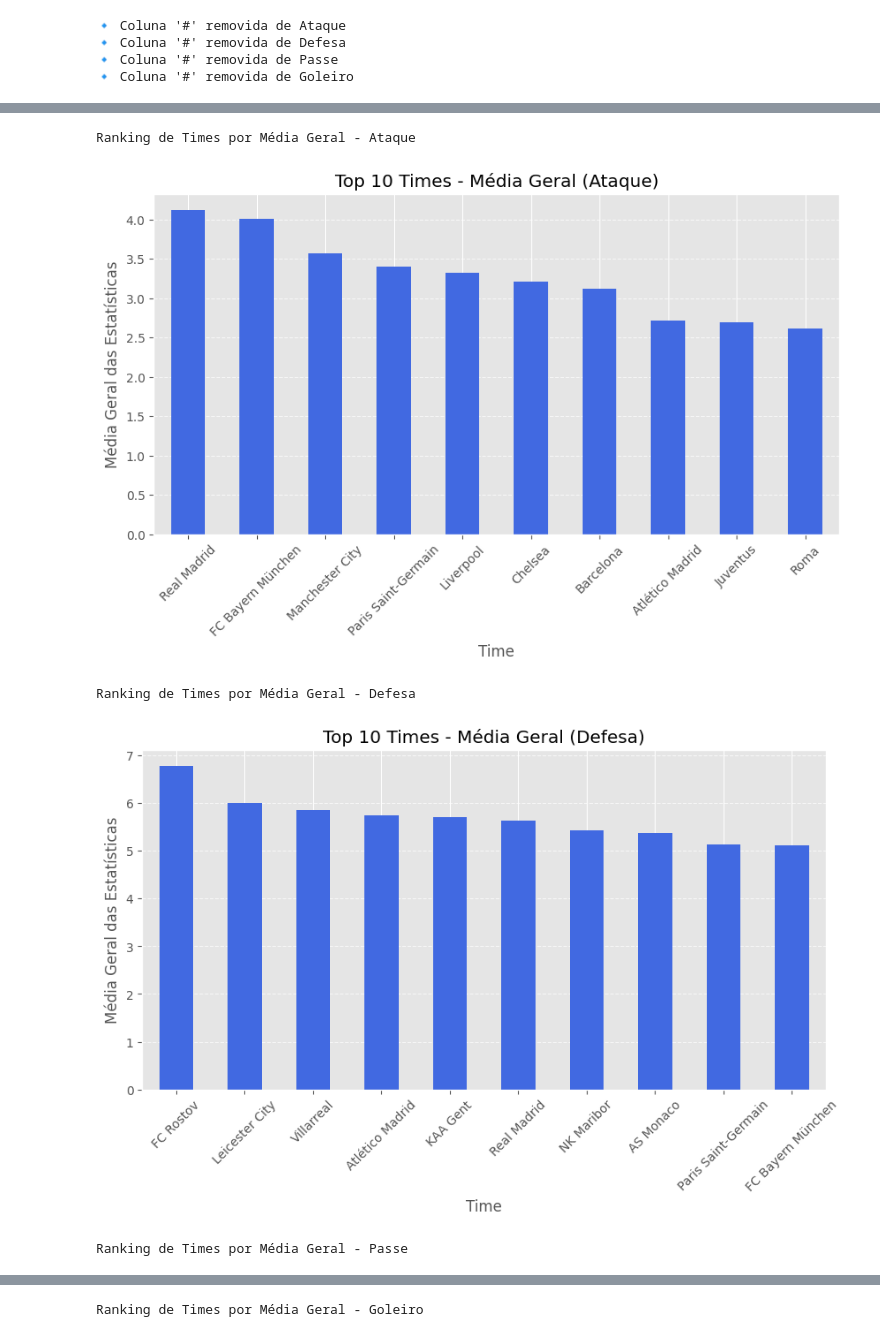
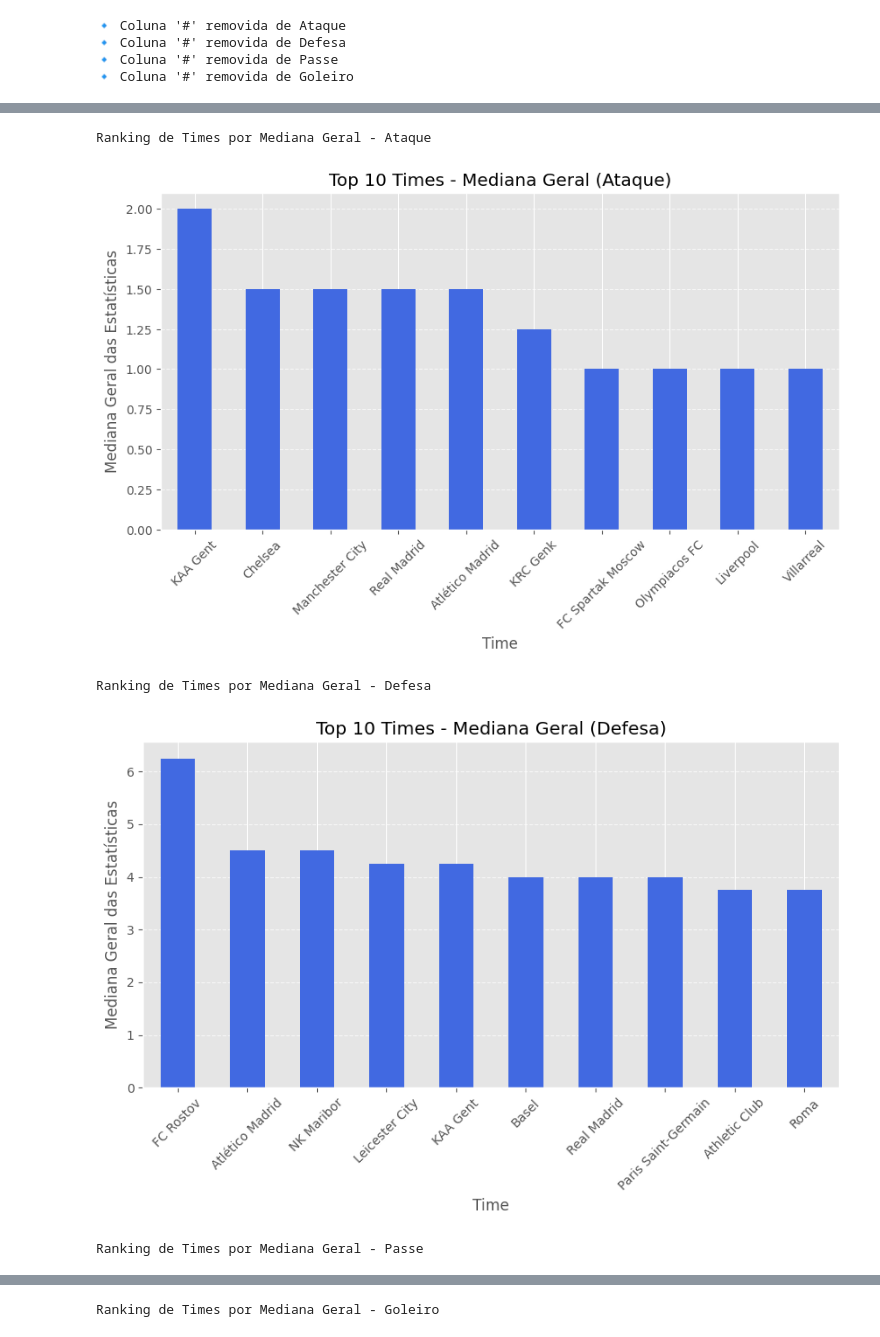
Before and after one commit to gabrierys/Data-Harvesting-Sofascore, a Jupyter notebook: champions_league_analysis.ipynb, the cells around one changed output, grey strips where cells are left out. Drawn from its saved outputs; the diff is of its cells as text; code cells hidden in the pictures.

```diff
--- a/champions_league_analysis.ipynb
+++ b/champions_league_analysis.ipynb
@@ -638,25 +640,31 @@ def rankear_clubes_nota(df, categoria, top_n=10):
     plt.title(f"Top {top_n} Times - Nota Sofascore ({categoria})")
     plt.xlabel("Time")
 # %%
-def rankear_clubes_nota(df, categoria, top_n=10):
+# 📌 Função para rankear times com base na MEDIANA da Nota Sofascore
+def rankear_clubes_nota_mediana(df, categoria, top_n=10):
+    # Garantir que 'Time' e 'Nota Sofascore' existam
+    df.rename(columns=lambda x: x.strip(), inplace=True)  # Remover espaços extras
+
     if "Time" not in df.columns or "Nota Sofascore" not in df.columns:
-        print(f"⚠️ '{categoria}' não tem a coluna 'Nota Sofascore' ou 'Time'.")
+        print(f"⚠️ '{categoria}' não tem a coluna 'Nota Sofascore' ou 'Time'. Colunas disponíveis: {list(df.columns)}")
         return
 
-    df_ranking = df.groupby("Time")["Nota Sofascore"].mean()
+    # Calcular a **mediana** da Nota Sofascore por Time
+    df_ranking = df.groupby("Time")["Nota Sofascore"].median()
     top_clubes = df_ranking.sort_values(ascending=False).head(top_n)
 
+    # Criar gráfico com a mediana das notas Sofascore por time
     plt.figure(figsize=(10, 5))
     top_clubes.plot(kind="bar", color="darkorange")
-    plt.title(f"Top {top_n} Times - Nota Sofascore ({categoria})")
+    plt.title(f"Top {top_n} Times - Mediana da Nota Sofascore ({categoria})")
     plt.xlabel("Time")
-    plt.ylabel("Nota Sofascore Média")
+    plt.ylabel("Mediana da Nota Sofascore")
     plt.xticks(rotation=45)
     plt.grid(axis="y", linestyle="--", alpha=0.7)
     plt.show()
 
 # Aplicar para cada categoria
 for categoria, df in dados.items():
-    print(f"\n🏆 Ranking de Times por Nota Sofascore - {categoria}")
-    rankear_clubes_nota(df, categoria)
+    print(f"\n🏆 Ranking de Times por Mediana da Nota Sofascore - {categoria}")
+    rankear_clubes_nota_mediana(df, categoria)
 # %% [output]
@@ -673,45 +679,48 @@ Remoção de métricas percentuais e qualitativas para garantir um ranking justo
 # %%
 # Estatísticas a remover (excluindo % e Nota Sofascore)
 estatisticas_para_remover = ["Conversão de gols %", "Passes certos %", "Nota Sofascore"]
 
-def rankear_times_media(df, categoria, top_n=10):
+def rankear_times_mediana(df, categoria, top_n=10):
+    # Garantir que 'Time' exista
+    df.rename(columns=lambda x: x.strip(), inplace=True)  # Remover espaços extras
+
     if "Time" not in df.columns:
         print(f"⚠️ A coluna 'Time' não está presente em {categoria}.")
         return
 
     # Selecionar apenas colunas numéricas, excluindo estatísticas indesejadas
     colunas_validas = [col for col in df.select_dtypes(include=["number"]).columns if col not in estatisticas_para_remover]
 
     if not colunas_validas:
         print(f"⚠️ Nenhuma estatística válida encontrada para {categoria}.")
         return
 
-    # Agrupar por Clube e calcular média das estatísticas
-    df_ranking = df.groupby("Time")[colunas_validas].mean()
+    # Agrupar por Time e calcular a **mediana** das estatísticas
+    df_ranking = df.groupby("Time")[colunas_validas].median()
 
-    # Calcular a média geral da categoria (média de todas as estatísticas numéricas do clube)
-    df_ranking["Média Geral"] = df_ranking.mean(axis=1)
+    # Calcular a mediana geral da categoria (mediana de todas as estatísticas numéricas do time)
+    df_ranking["Mediana Geral"] = df_ranking.median(axis=1)
 
-    # Ordenar os clubes pela média geral
-    top_clubes = df_ranking["Média Geral"].sort_values(ascending=False).head(top_n)
+    # Ordenar os times pela mediana geral
+    top_clubes = df_ranking["Mediana Geral"].sort_values(ascending=False).head(top_n)
 
-    # Plotar gráfico dos melhores clubes por categoria
+    # Plotar gráfico dos melhores times por categoria
     plt.figure(figsize=(10, 5))
     top_clubes.plot(kind="bar", color="royalblue")
-    plt.title(f"Top {top_n} Times - Média Geral ({categoria})")
+    plt.title(f"Top {top_n} Times - Mediana Geral ({categoria})")
     plt.xlabel("Time")
-    plt.ylabel("Média Geral das Estatísticas")
+    plt.ylabel("Mediana Geral das Estatísticas")
     plt.xticks(rotation=45)
     plt.grid(axis="y", linestyle="--", alpha=0.7)
     plt.show()
 
 # Aplicar para cada categoria
 for categoria, df in dados.items():
-    print(f"\nRanking de Times por Média Geral - {categoria}")
-    rankear_times_media(df, categoria)
+    print(f"\nRanking de Times por Mediana Geral - {categoria}")
+    rankear_times_mediana(df, categoria)
 # %% [output]
-Ranking de Times por Média Geral - Ataque
+Ranking de Times por Mediana Geral - Ataque
-[figure, old version]
+[figure, new version]
-Ranking de Times por Média Geral - Defesa
+Ranking de Times por Mediana Geral - Defesa
-[figure, old version]
+[figure, new version]
-Ranking de Times por Média Geral - Passe
+Ranking de Times por Mediana Geral - Passe
@@ -719 +728 @@ Ranking de Times por Média Geral - Passe
-Ranking de Times por Média Geral - Goleiro
+Ranking de Times por Mediana Geral - Goleiro
```
Also changed, not shown: parts of 6 cells of this notebook.
